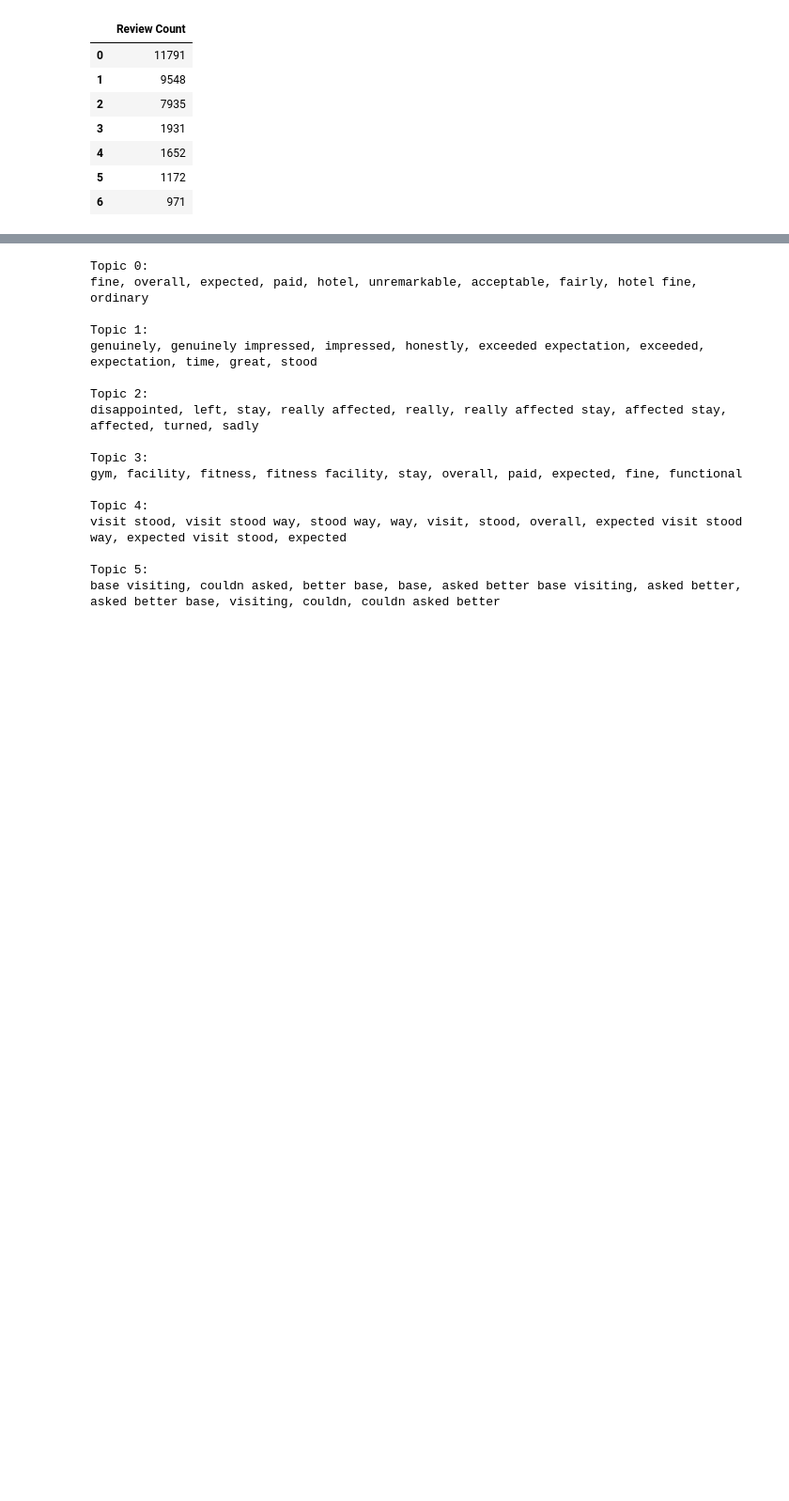
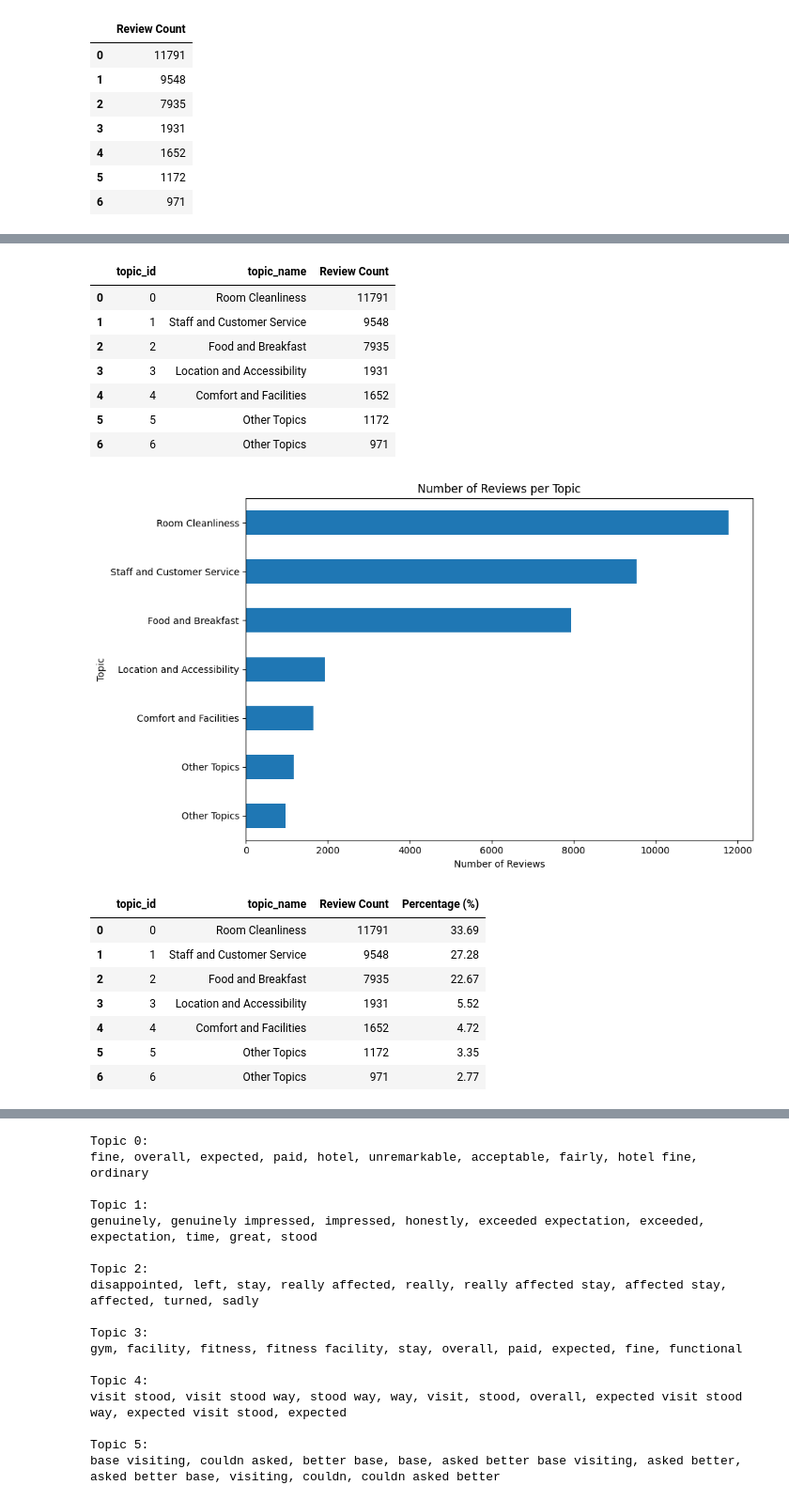
Before and after one commit to LUCIUSNJOKU/MONTRA_HOSPITALITY_PJ, a Jupyter notebook: MONTRA_HOSPITALITY_PJ/Py_Notebooks/Topic_Modelling.ipynb, the cells around one changed output, grey strips where cells are left out. Shown at 94% size. Drawn from its saved outputs; the diff is of its cells as text; code cells hidden in the pictures; blank space fills up the shorter version.

```diff
--- a/MONTRA_HOSPITALITY_PJ/Py_Notebooks/Topic_Modelling.ipynb
+++ b/MONTRA_HOSPITALITY_PJ/Py_Notebooks/Topic_Modelling.ipynb
@@ -311,3 +326,66 @@ display(topic_model.get_topic_info())
 | 5 | 4 | 1503 | 4_visit stood_visit stood way_sto... | Comfort and Facilities | [visit stood, visit stood way, st... | [visit stood way overall price ex... |
 | 6 | 5 | 1165 | 5_base visiting_couldn asked_bett... | 5_base visiting_couldn asked_bett... | [base visiting, couldn asked, bet... | [couldn asked better base visitin... |
 | 7 | 6 | 958 | 6_hotel_sadly_turned_disappointed | 6_hotel_sadly_turned_disappointed | [hotel, sadly, turned, disappoint... | [high hope hotel but let rate pai... |
+# %%
+
+# Exploratory Analysis of the Topics
+
+# Create a DataFrame of topic assignments
+topic_data = pd.DataFrame({"review_text": doc, "topic_id": topics})
+
+# Add readable topic names
+topic_data["topic_name"] = (topic_data["topic_id"]
+    .map(topic_labels).fillna("Other Topics"))
+
+# Number of reviews per topic
+topic_counts = (topic_data.groupby(["topic_id", "topic_name"]).size()
+    .reset_index(name="Review Count")
+    .sort_values("Review Count", ascending=False))
+
+display(topic_counts)
+
+# Plot review counts by topic (topic names only)
+topic_counts.sort_values("Review Count").plot(x="topic_name",
+    y="Review Count", kind="barh", figsize=(10, 6),
+    title="Number of Reviews per Topic", xlabel="Number of Reviews",
+    ylabel="Topic", legend=False)
+
+plt.tight_layout()
+plt.show()
+
+# Calculate topic percentages
+topic_percentages = (topic_data.groupby(["topic_id", "topic_name"])
+    .size().reset_index(name="Review Count"))
+
+topic_percentages["Percentage (%)"] = (topic_percentages["Review Count"]
+    / len(topic_data) * 100).round(2)
+
+display(topic_percentages)
+
+# Display sample reviews for each topic
+for topic_id, topic_name in (topic_data[["topic_id", "topic_name"]].drop_duplicates()
+    .itertuples(index=False, name=None)):
+    print(f"\nTopic ID: {topic_id} | Topic: {topic_name}")
+
+    samples = topic_data.loc[topic_data["topic_id"] == topic_id, "review_text"].head(3)
+
+    for review in samples:
+        print("-", review)
+# %% [output]
+|  | topic_id | topic_name | Review Count |
+| 0 | 0 | Room Cleanliness | 11791 |
+| 1 | 1 | Staff and Customer Service | 9548 |
+| 2 | 2 | Food and Breakfast | 7935 |
+| 3 | 3 | Location and Accessibility | 1931 |
+| 4 | 4 | Comfort and Facilities | 1652 |
+| 5 | 5 | Other Topics | 1172 |
+| 6 | 6 | Other Topics | 971 |
+[figure, added]
+|  | topic_id | topic_name | Review Count | Percentage (%) |
+| 0 | 0 | Room Cleanliness | 11791 | 33.69 |
+| 1 | 1 | Staff and Customer Service | 9548 | 27.28 |
+| 2 | 2 | Food and Breakfast | 7935 | 22.67 |
+| 3 | 3 | Location and Accessibility | 1931 | 5.52 |
+| 4 | 4 | Comfort and Facilities | 1652 | 4.72 |
+| 5 | 5 | Other Topics | 1172 | 3.35 |
+| 6 | 6 | Other Topics | 971 | 2.77 |
```
Also changed, not shown: parts of 10 cells of this notebook, 8 other files.
